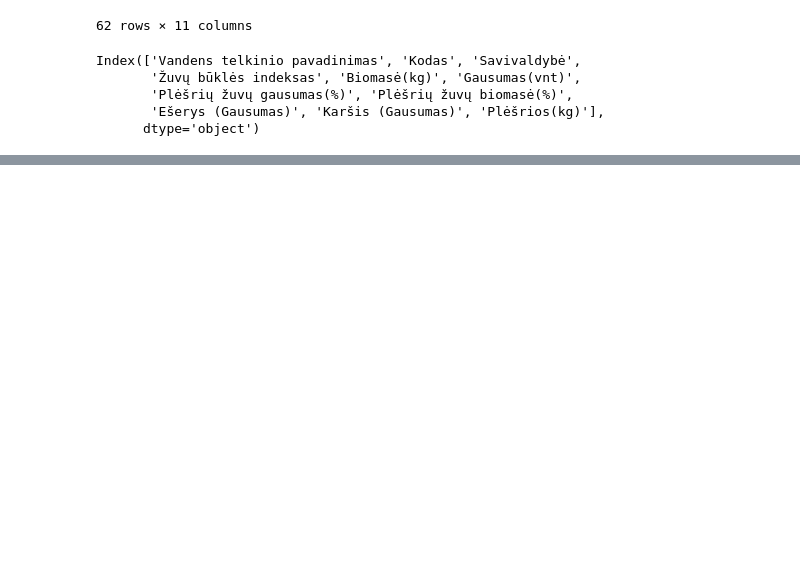
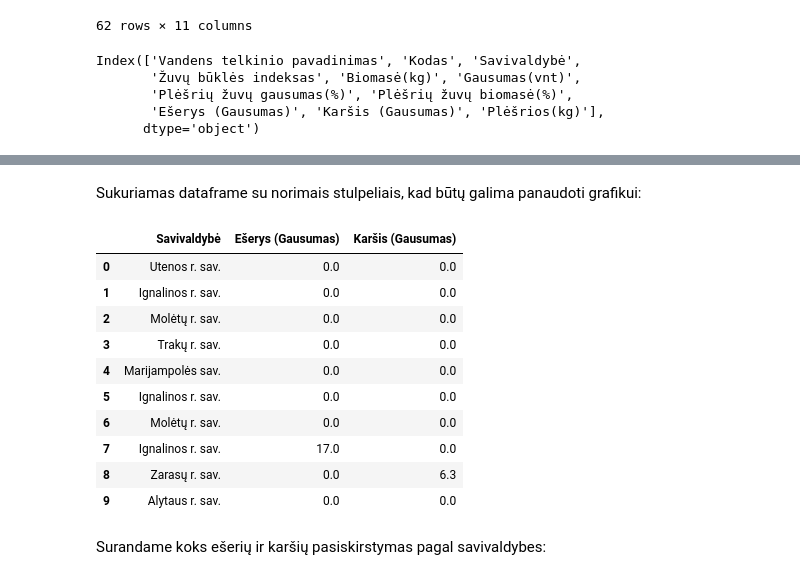
Before and after one commit to Aurume/Baigiamasis, a Jupyter notebook: Vizuali_dalis.ipynb, the cells around one changed output, grey strips where cells are left out. Drawn from its saved outputs; the diff is of its cells as text; code cells hidden in the pictures; blank space fills up the shorter version.

```diff
--- a/Vizuali_dalis.ipynb
+++ b/Vizuali_dalis.ipynb
@@ -265,0 +109,19 @@ KeyError: "['Plėšrios_kg'] not in index"
+# %% [markdown]
+Sukuriamas dataframe su norimais stulpeliais, kad būtų galima panaudoti grafikui:
+# %%
+pagal_tris = df[["Savivaldybė", "Ešerys (Gausumas)","Karšis (Gausumas)"]]
+pagal_tris.head(10)
+# %% [output]
+|  | Savivaldybė | Ešerys (Gausumas) | Karšis (Gausumas) |
+| 0 | Utenos r. sav. | 0.0 | 0.0 |
+| 1 | Ignalinos r. sav. | 0.0 | 0.0 |
+| 2 | Molėtų r. sav. | 0.0 | 0.0 |
+| 3 | Trakų r. sav. | 0.0 | 0.0 |
+| 4 | Marijampolės sav. | 0.0 | 0.0 |
+| 5 | Ignalinos r. sav. | 0.0 | 0.0 |
+| 6 | Molėtų r. sav. | 0.0 | 0.0 |
+| 7 | Ignalinos r. sav. | 17.0 | 0.0 |
+| 8 | Zarasų r. sav. | 0.0 | 6.3 |
+| 9 | Alytaus r. sav. | 0.0 | 0.0 |
+# %% [markdown]
+Surandame koks ešerių ir karšių pasiskirstymas pagal savivaldybes:
```
Also changed, not shown: parts of 46 cells of this notebook, 3 other files.
